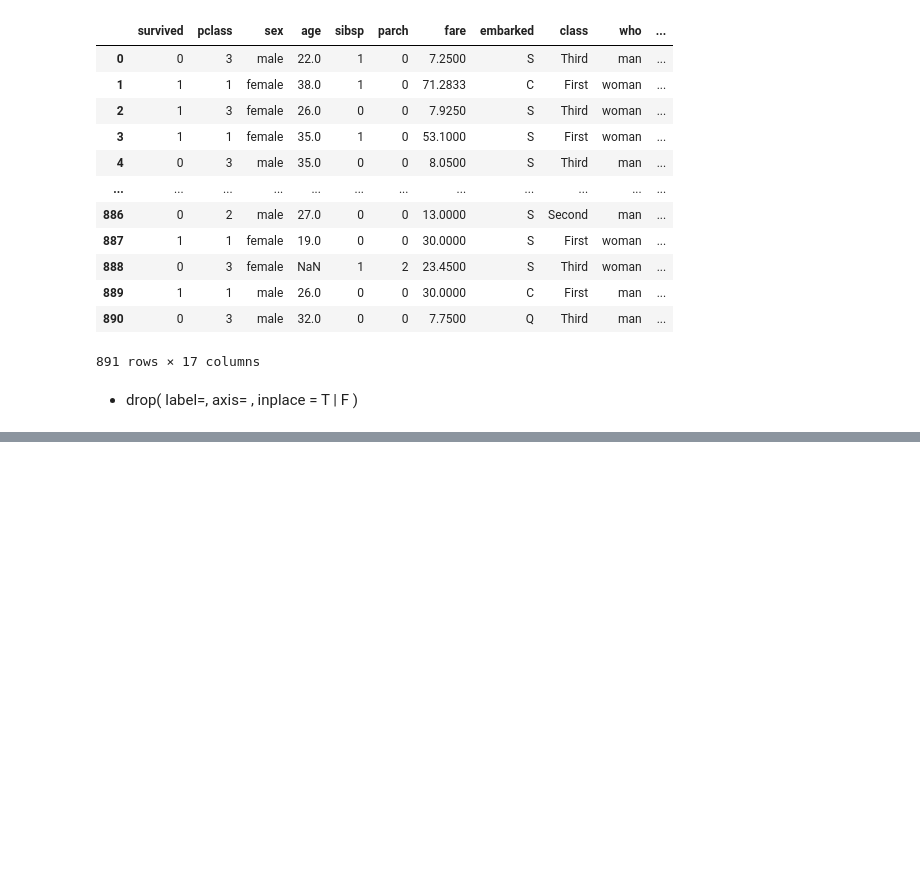
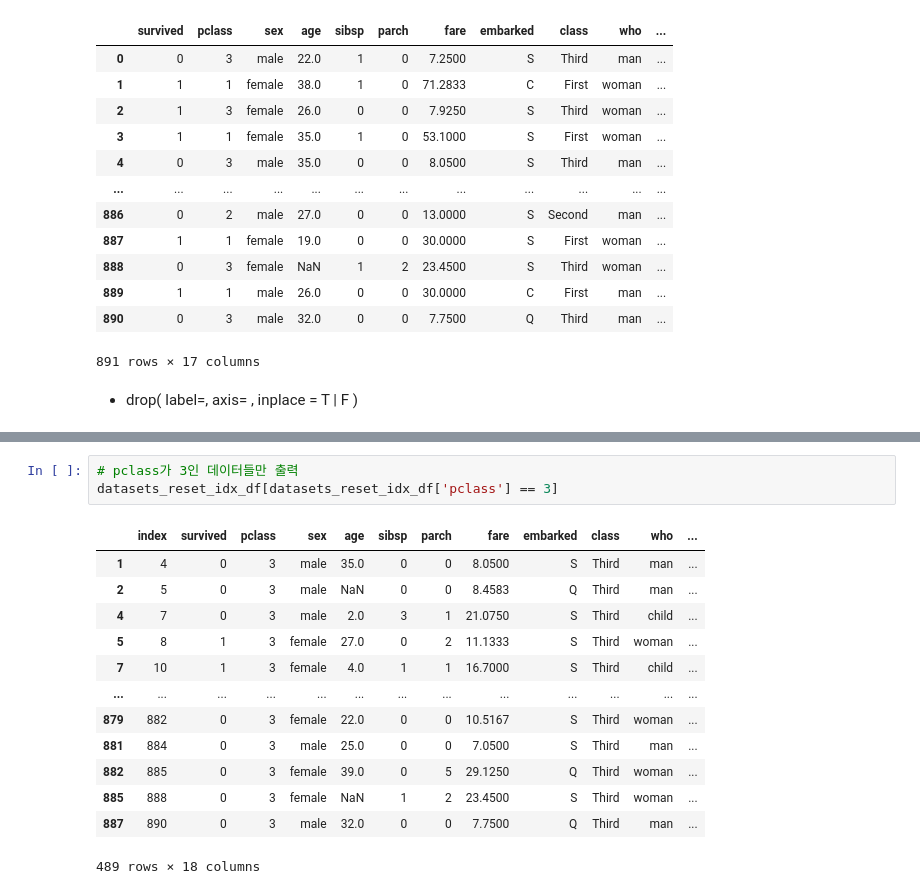
Before and after one commit to Supreme-YS/TIL, a Jupyter notebook: Data_Analysis/Pandas[02].ipynb, the cells around one changed output, grey strips where cells are left out. Saved outputs shown, nothing was run; the diff lists cells and outputs as text; blank space fills up the shorter version.

```diff
--- a/Data_Analysis/Pandas[02].ipynb
+++ b/Data_Analysis/Pandas[02].ipynb
@@ -364,0 +522,17 @@ datasets
+# %%
+# pclass가 3인 데이터들만 출력
+datasets_reset_idx_df[datasets_reset_idx_df['pclass'] == 3]
+# %% [output]
+|  | index | survived | pclass | sex | age | sibsp | parch | fare | embarked | class | who | ... |
+| 1 | 4 | 0 | 3 | male | 35.0 | 0 | 0 | 8.0500 | S | Third | man | ... |
+| 2 | 5 | 0 | 3 | male | NaN | 0 | 0 | 8.4583 | Q | Third | man | ... |
+| 4 | 7 | 0 | 3 | male | 2.0 | 3 | 1 | 21.0750 | S | Third | child | ... |
+| 5 | 8 | 1 | 3 | female | 27.0 | 0 | 2 | 11.1333 | S | Third | woman | ... |
+| 7 | 10 | 1 | 3 | female | 4.0 | 1 | 1 | 16.7000 | S | Third | child | ... |
+| ... | ... | ... | ... | ... | ... | ... | ... | ... | ... | ... | ... | ... |
+| 879 | 882 | 0 | 3 | female | 22.0 | 0 | 0 | 10.5167 | S | Third | woman | ... |
+| 881 | 884 | 0 | 3 | male | 25.0 | 0 | 0 | 7.0500 | S | Third | man | ... |
+| 882 | 885 | 0 | 3 | female | 39.0 | 0 | 5 | 29.1250 | Q | Third | woman | ... |
+| 885 | 888 | 0 | 3 | female | NaN | 1 | 2 | 23.4500 | S | Third | woman | ... |
+| 887 | 890 | 0 | 3 | male | 32.0 | 0 | 0 | 7.7500 | Q | Third | man | ... |
+489 rows × 18 columns
```
Also changed, not shown: parts of 16 cells of this notebook.
